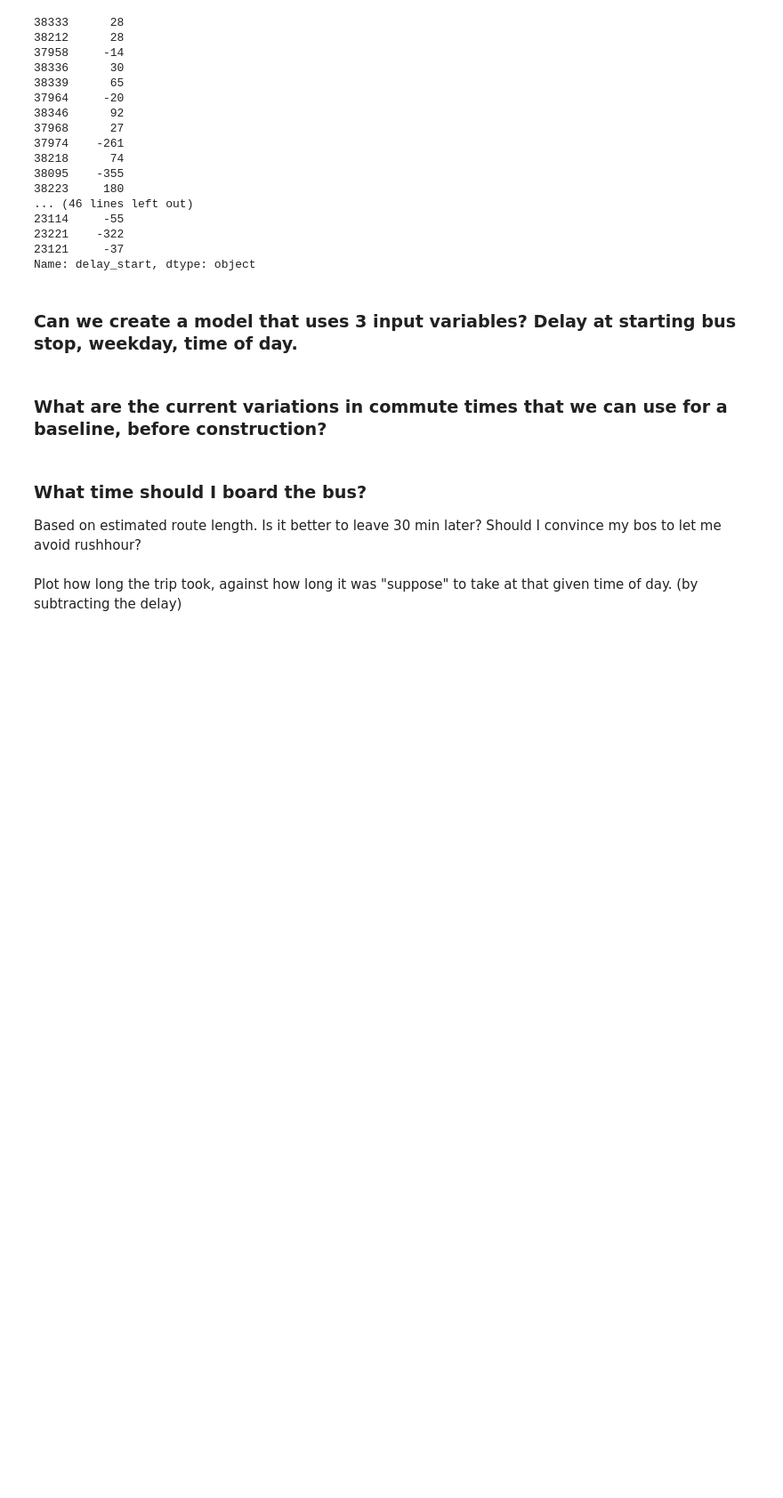
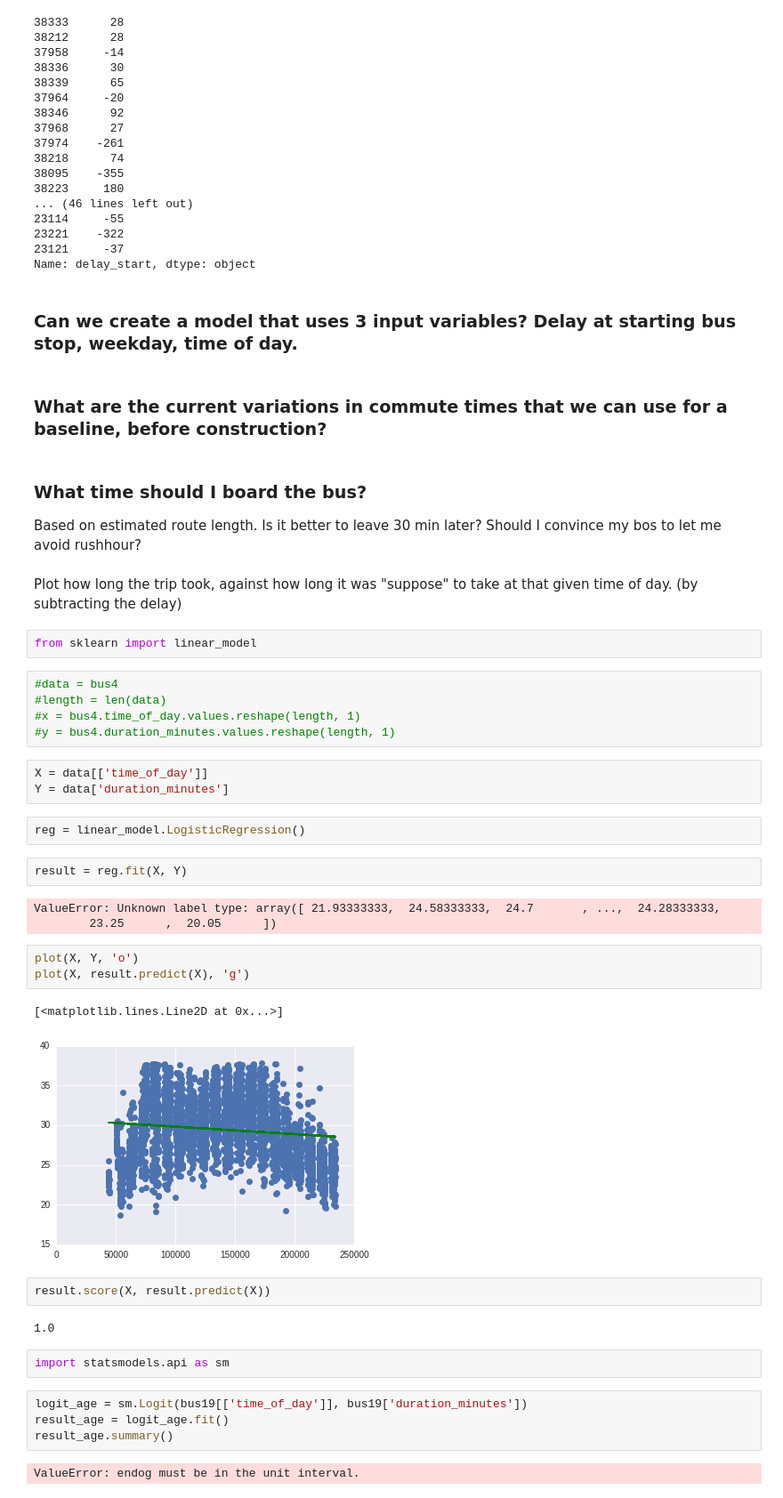
Before and after one commit to mihow/bustimes, a Jupyter notebook: Bus Trip Times Sandbox.ipynb, the cells around one changed output. Shown at 89% size. Cells and saved outputs as stored; diff of their text form; blank space fills up the shorter version.

```diff
--- a/Bus Trip Times Sandbox.ipynb
+++ b/Bus Trip Times Sandbox.ipynb
@@ -127,3 +133,38 @@ Name: delay_start, dtype: object
 Based on estimated route length. Is it better to leave 30 min later? Should I convince my bos to let me avoid rushhour?
 # %% [markdown]
 Plot how long the trip took, against how long it was "suppose" to take at that given time of day. (by subtracting the delay)
+# %%
+from sklearn import linear_model
+# %%
+#data = bus4
+#length = len(data)
+#x = bus4.time_of_day.values.reshape(length, 1)
+#y = bus4.duration_minutes.values.reshape(length, 1)
+# %%
+X = data[['time_of_day']]
+Y = data['duration_minutes']
+# %%
+reg = linear_model.LogisticRegression()
+# %%
+result = reg.fit(X, Y)
+# %% [output]
+ValueError: Unknown label type: array([ 21.93333333,  24.58333333,  24.7       , ...,  24.28333333,
+        23.25      ,  20.05      ])
+# %%
+plot(X, Y, 'o')
+plot(X, result.predict(X), 'g')
+# %% [output]
+[<matplotlib.lines.Line2D at 0x...>]
+[figure, added]
+# %%
+result.score(X, result.predict(X))
+# %% [output]
+1.0
+# %%
+import statsmodels.api as sm
+# %%
+logit_age = sm.Logit(bus19[['time_of_day']], bus19['duration_minutes'])
+result_age = logit_age.fit()
+result_age.summary()
+# %% [output]
+ValueError: endog must be in the unit interval.
```
Also changed, not shown: parts of 5 cells of this notebook, 1 other file.
